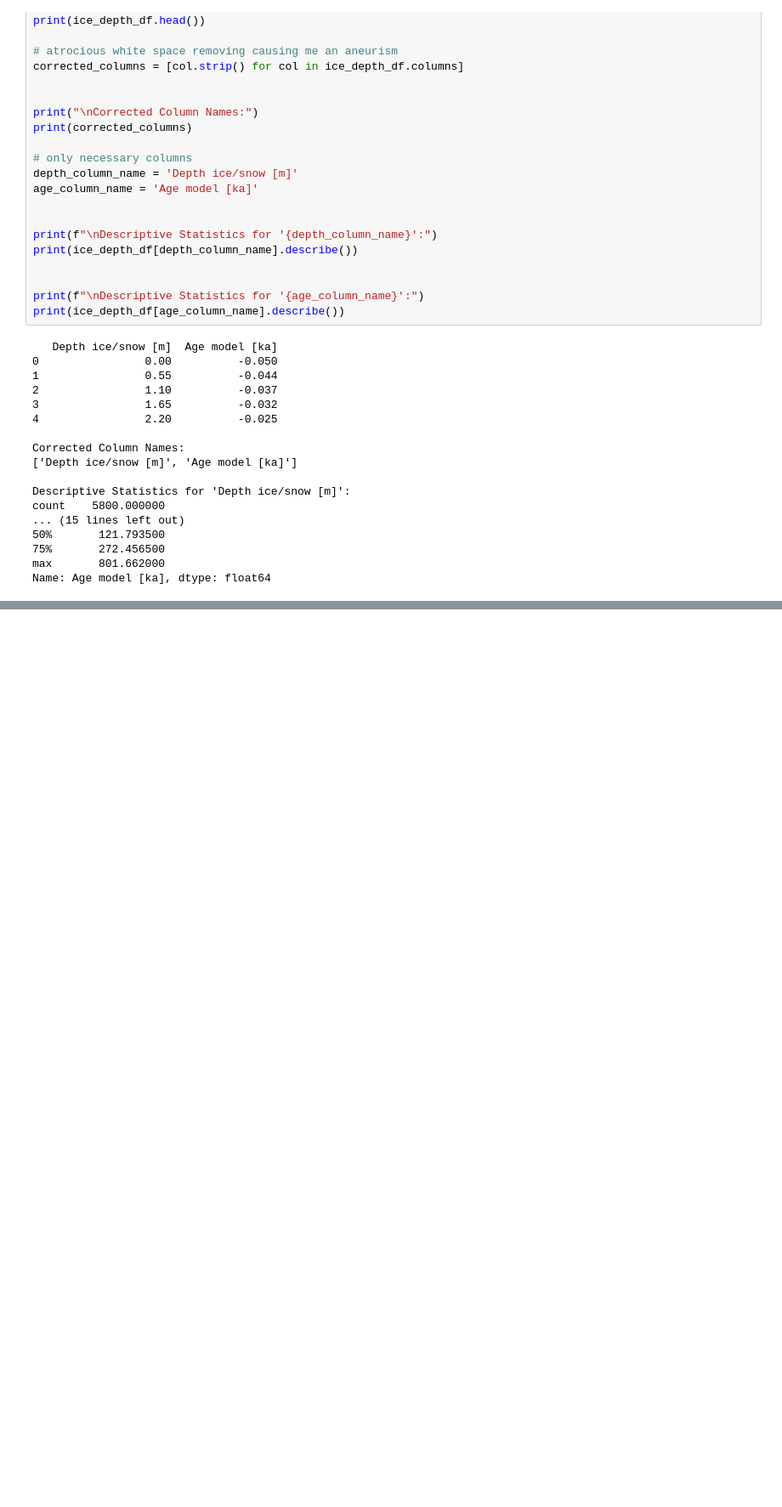
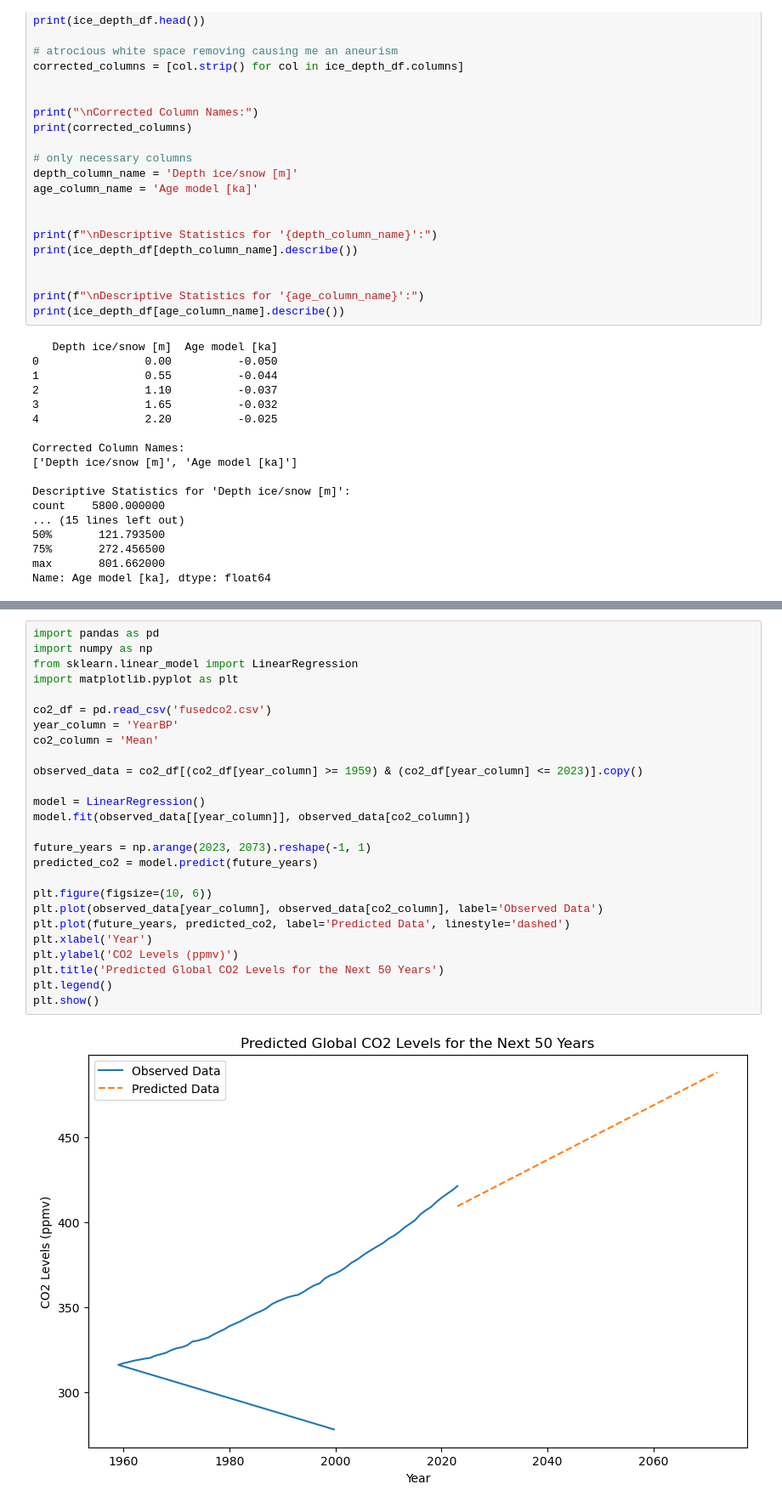
Before and after one commit to Gerbs2193/Programming-for-Data-Analysis-Project, a Jupyter notebook: project.ipynb, the cells around one changed output, grey strips where cells are left out. Shown at 85% size. Saved outputs shown, nothing was run; the diff lists cells and outputs as text; blank space fills up the shorter version.

```diff
--- a/project.ipynb
+++ b/project.ipynb
@@ -679,0 +737,28 @@ Name: Age model [ka], dtype: float64
+# %%
+import pandas as pd
+import numpy as np
+from sklearn.linear_model import LinearRegression
+import matplotlib.pyplot as plt
+
+co2_df = pd.read_csv('fusedco2.csv')
+year_column = 'YearBP'
+co2_column = 'Mean'
+
+observed_data = co2_df[(co2_df[year_column] >= 1959) & (co2_df[year_column] <= 2023)].copy()
+
+model = LinearRegression()
+model.fit(observed_data[[year_column]], observed_data[co2_column])
+
+future_years = np.arange(2023, 2073).reshape(-1, 1)
+predicted_co2 = model.predict(future_years)
+
+plt.figure(figsize=(10, 6))
+plt.plot(observed_data[year_column], observed_data[co2_column], label='Observed Data')
+plt.plot(future_years, predicted_co2, label='Predicted Data', linestyle='dashed')
+plt.xlabel('Year')
+plt.ylabel('CO2 Levels (ppmv)')
+plt.title('Predicted Global CO2 Levels for the Next 50 Years')
+plt.legend()
+plt.show()
+# %% [output]
+[figure, added]
```
Also changed, not shown: parts of 6 cells of this notebook.
